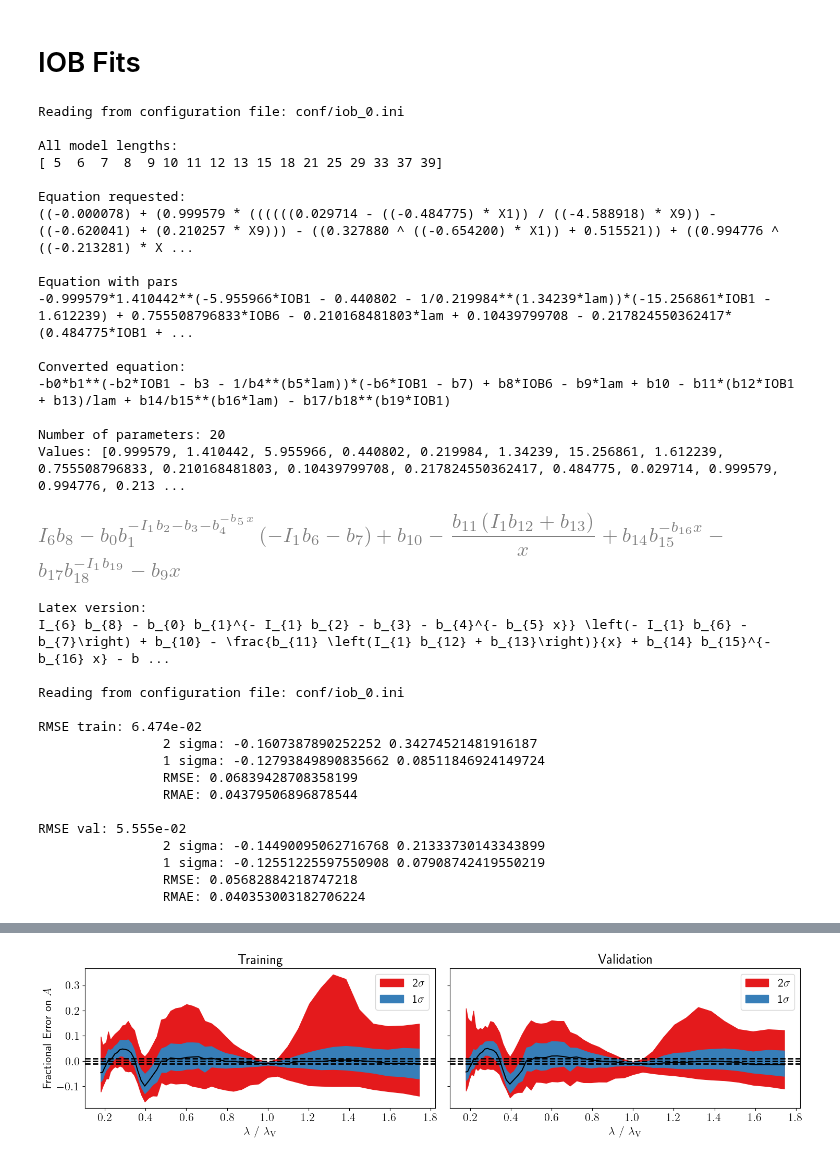
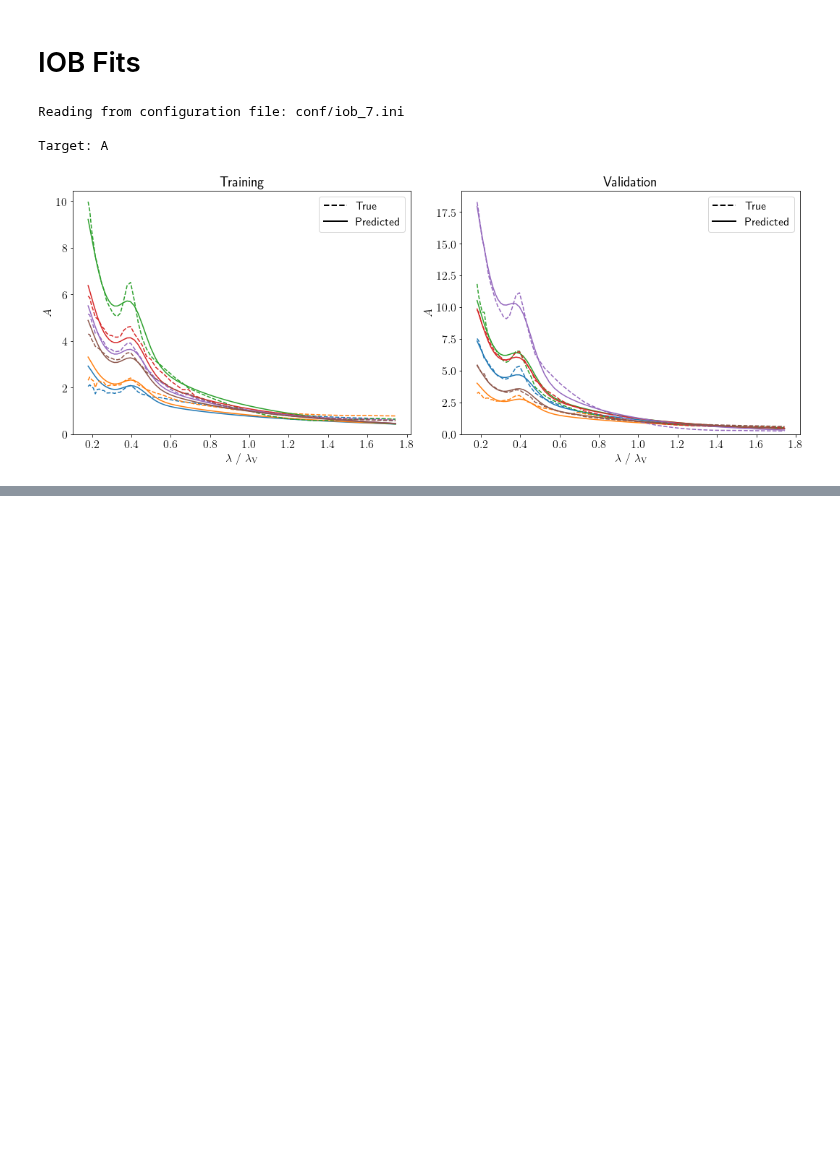
Before and after one commit to maho3/iob-attenuation, a Jupyter notebook: symbolic_regression/Results.ipynb, the cells around one changed output, grey strips where cells are left out. Saved outputs shown, nothing was run; the diff lists cells and outputs as text; code cells hidden in the pictures; blank space fills up the shorter version.

```diff
--- a/symbolic_regression/Results.ipynb
+++ b/symbolic_regression/Results.ipynb
@@ -7,41 +9,19 @@ importlib.reload(processing_fun)
 # %% [markdown]
 # IOB Fits
 # %%
-ini_file = 'conf/iob_0.ini'
-ilen = None
-processing_fun.plot_pareto(ini_file, ilen=ilen)
-processing_fun.prediction_plots(ini_file, ilen=ilen);
+# ini_file = 'conf/iob_0.ini'; ilen = None
+# ini_file = 'conf/iob_1.ini'; ilen = None
+# ini_file = 'conf/iob_2.ini'; ilen = 30
+# ini_file = 'conf/iob_3.ini'; ilen = None
+# ini_file = 'conf/iob_4.ini'; ilen = None
+# ini_file = 'conf/iob_5.ini'; ilen = None
+# ini_file = 'conf/iob_6.ini'; ilen = None
+ini_file = 'conf/iob_7.ini'; ilen = None
+# processing_fun.plot_pareto(ini_file, ilen=ilen)
+# processing_fun.prediction_plots(ini_file, ilen=ilen);
+processing_fun.plot_example(ini_file, ilen=ilen, nexamples=6);
 # %% [output]
-Reading from configuration file: conf/iob_0.ini
+Reading from configuration file: conf/iob_7.ini
 
-All model lengths:
-[ 5  6  7  8  9 10 11 12 13 15 18 21 25 29 33 37 39]
-
-Equation requested:
-((-0.000078) + (0.999579 * ((((((0.029714 - ((-0.484775) * X1)) / ((-4.588918) * X9)) - ((-0.620041) + (0.210257 * X9))) - ((0.327880 ^ ((-0.654200) * X1)) + 0.515521)) + ((0.994776 ^ ((-0.213281) * X ...
-
-Equation with pars
--0.999579*1.410442**(-5.955966*IOB1 - 0.440802 - 1/0.219984**(1.34239*lam))*(-15.256861*IOB1 - 1.612239) + 0.755508796833*IOB6 - 0.210168481803*lam + 0.10439799708 - 0.217824550362417*(0.484775*IOB1 + ...
-
-Converted equation:
--b0*b1**(-b2*IOB1 - b3 - 1/b4**(b5*lam))*(-b6*IOB1 - b7) + b8*IOB6 - b9*lam + b10 - b11*(b12*IOB1 + b13)/lam + b14/b15**(b16*lam) - b17/b18**(b19*IOB1)
-
-Number of parameters: 20
-Values: [0.999579, 1.410442, 5.955966, 0.440802, 0.219984, 1.34239, 15.256861, 1.612239, 0.755508796833, 0.210168481803, 0.10439799708, 0.217824550362417, 0.484775, 0.029714, 0.999579, 0.994776, 0.213 ...
+Target: A
-[figure, old version]
+[figure, new version]
-Latex version:
-I_{6} b_{8} - b_{0} b_{1}^{- I_{1} b_{2} - b_{3} - b_{4}^{- b_{5} x}} \left(- I_{1} b_{6} - b_{7}\right) + b_{10} - \frac{b_{11} \left(I_{1} b_{12} + b_{13}\right)}{x} + b_{14} b_{15}^{- b_{16} x} - b ...
-
-Reading from configuration file: conf/iob_0.ini
-
-RMSE train: 6.474e-02
-                2 sigma: -0.1607387890252252 0.34274521481916187
-                1 sigma: -0.12793849890835662 0.08511846924149724
-                RMSE: 0.06839428708358199
-                RMAE: 0.04379506896878544
-
-RMSE val: 5.555e-02
-                2 sigma: -0.14490095062716768 0.21333730143343899
-                1 sigma: -0.12551225597550908 0.07908742419550219
-                RMSE: 0.05682884218747218
-                RMAE: 0.040353003182706224
@@ -49 +27,0 @@ RMSE val: 5.555e-02
-[figure, removed]
```
Also changed, not shown: parts of 4 cells of this notebook, 12 other files.
